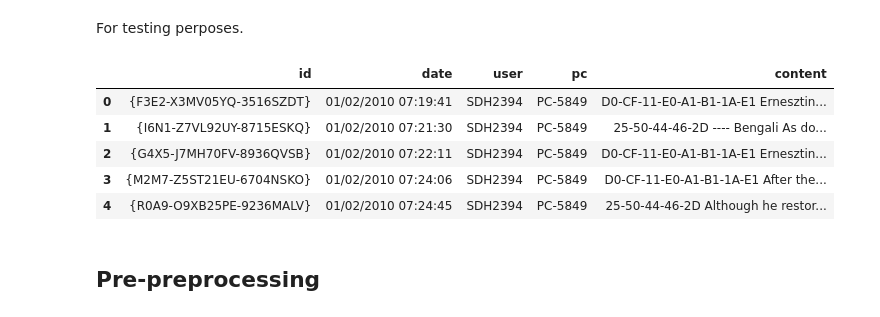
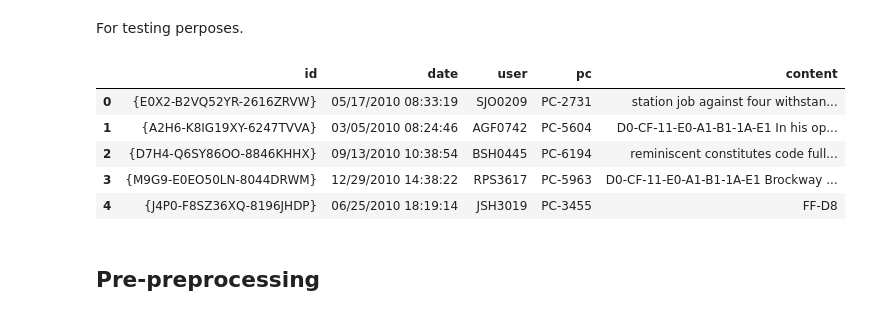
Before and after one commit to blxckbvrbi3/threat-detection-article, a Jupyter notebook: threat-detection-model.ipynb, the cells around one changed output. Cells and saved outputs as stored; diff of their text form; code cells hidden in the pictures.

```diff
--- a/threat-detection-model.ipynb
+++ b/threat-detection-model.ipynb
@@ -53,0 +66,7 @@ warnings.filterwarnings('ignore')
+# %%
+# Columns to be dropped
+columns_to_drop = ['filename', 'activity', 'to_removable_media', 'from_removable_media']
+
+# Drop the columns
+test_dataset = test_dataset.drop(columns=columns_to_drop)
+test_dataset.head()
@@ -53,0 +82,7 @@ warnings.filterwarnings('ignore')
+# %%
+# Columns to be dropped
+columns_to_drop = ['to', 'cc', 'bcc', 'from', 'size', 'attachments']
+
+# Drop the columns
+main_dataset = main_dataset.drop(columns=columns_to_drop)
+main_dataset.head()
@@ -53,0 +96,8 @@ warnings.filterwarnings('ignore')
+# %%
+# Combine the dataframes vertically
+dataset = pd.concat([main_dataset, test_dataset], ignore_index=True)
+
+# Scramble the rows
+dataset = dataset.sample(frac=1).reset_index(drop=True)
+
+dataset.head()
@@ -56,21 +113,21 @@ warnings.filterwarnings('ignore')
 # %% [markdown]
 <h4>Import Dataset</h4>
 # %%
-dataset = pd.read_csv('email-test.csv')
+# dataset = pd.read_csv('email-test.csv')
 # dataset.head()
 # %% [markdown]
 For testing perposes.
 # %%
 dataset = dataset.head(10000)
-dataset = dataset[['id', 'date', 'user', 'pc', 'content']]
+# dataset = dataset[['id', 'date', 'user', 'pc', 'content']]
 dataset.head()
 # %% [output]
 |  | id | date | user | pc | content |
-| 0 | {F3E2-X3MV05YQ-3516SZDT} | 01/02/2010 07:19:41 | SDH2394 | PC-5849 | D0-CF-11-E0-A1-B1-1A-E1 Ernesztin... |
-| 1 | {I6N1-Z7VL92UY-8715ESKQ} | 01/02/2010 07:21:30 | SDH2394 | PC-5849 | 25-50-44-46-2D ---- Bengali As do... |
-| 2 | {G4X5-J7MH70FV-8936QVSB} | 01/02/2010 07:22:11 | SDH2394 | PC-5849 | D0-CF-11-E0-A1-B1-1A-E1 Ernesztin... |
-| 3 | {M2M7-Z5ST21EU-6704NSKO} | 01/02/2010 07:24:06 | SDH2394 | PC-5849 | D0-CF-11-E0-A1-B1-1A-E1 After the... |
-| 4 | {R0A9-O9XB25PE-9236MALV} | 01/02/2010 07:24:45 | SDH2394 | PC-5849 | 25-50-44-46-2D Although he restor... |
+| 0 | {E0X2-B2VQ52YR-2616ZRVW} | 05/17/2010 08:33:19 | SJO0209 | PC-2731 | station job against four withstan... |
+| 1 | {A2H6-K8IG19XY-6247TVVA} | 03/05/2010 08:24:46 | AGF0742 | PC-5604 | D0-CF-11-E0-A1-B1-1A-E1 In his op... |
+| 2 | {D7H4-Q6SY86OO-8846KHHX} | 09/13/2010 10:38:54 | BSH0445 | PC-6194 | reminiscent constitutes code full... |
+| 3 | {M9G9-E0EO50LN-8044DRWM} | 12/29/2010 14:38:22 | RPS3617 | PC-5963 | D0-CF-11-E0-A1-B1-1A-E1 Brockway ... |
+| 4 | {J4P0-F8SZ36XQ-8196JHDP} | 06/25/2010 18:19:14 | JSH3019 | PC-3455 | FF-D8 |
 # %% [markdown]
 <h2>Pre-preprocessing</h2>
 # %% [markdown]
```
Also changed, not shown: parts of 24 cells of this notebook.
